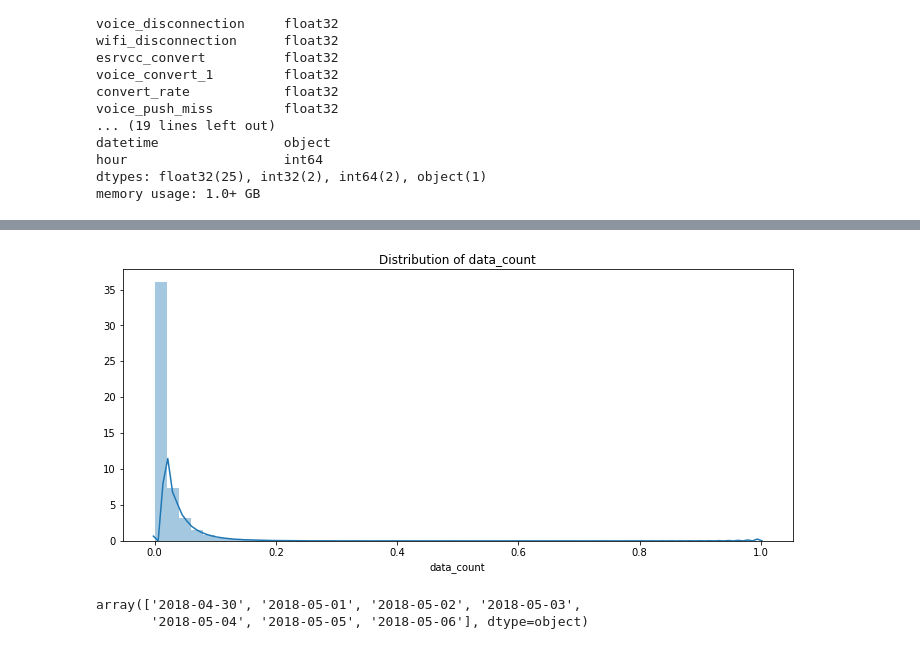
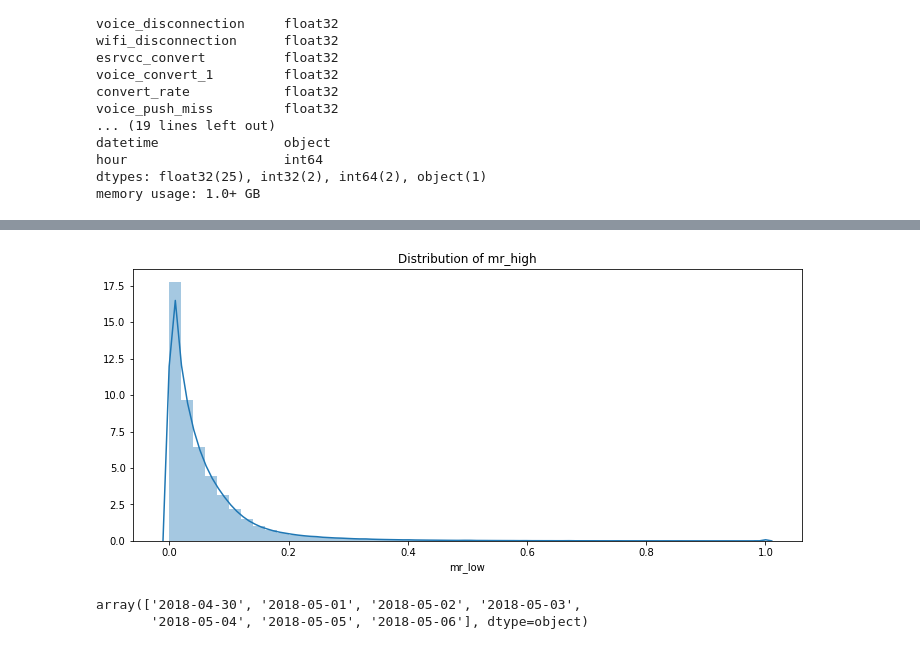
Before and after one commit to MashirosBaumkuchen/mr, a Jupyter notebook: src/processing.ipynb, the cells around one changed output, grey strips where cells are left out. Cells and saved outputs as stored; diff of their text form; code cells hidden in the pictures.

Commit message:
Title: upgrade document
Branch: master

OverView: ihave4cat

Description:

```diff
--- a/src/processing.ipynb
+++ b/src/processing.ipynb
@@ -317,9 +372,9 @@ memory usage: 1.0+ GB
 # %%
 plt.figure(figsize=(12,5))
-plt.title("Distribution of data_count")
-ax = sns.distplot(train_x["data_count"])
+plt.title("Distribution of mr_high")
+ax = sns.distplot(train["mr_low"])
 # %% [output]
-[figure, old version]
+[figure, new version]
 # %%
 train.datetime.unique()
 # %% [output]
```
Also changed, not shown: parts of 17 cells of this notebook, 1 other file.
